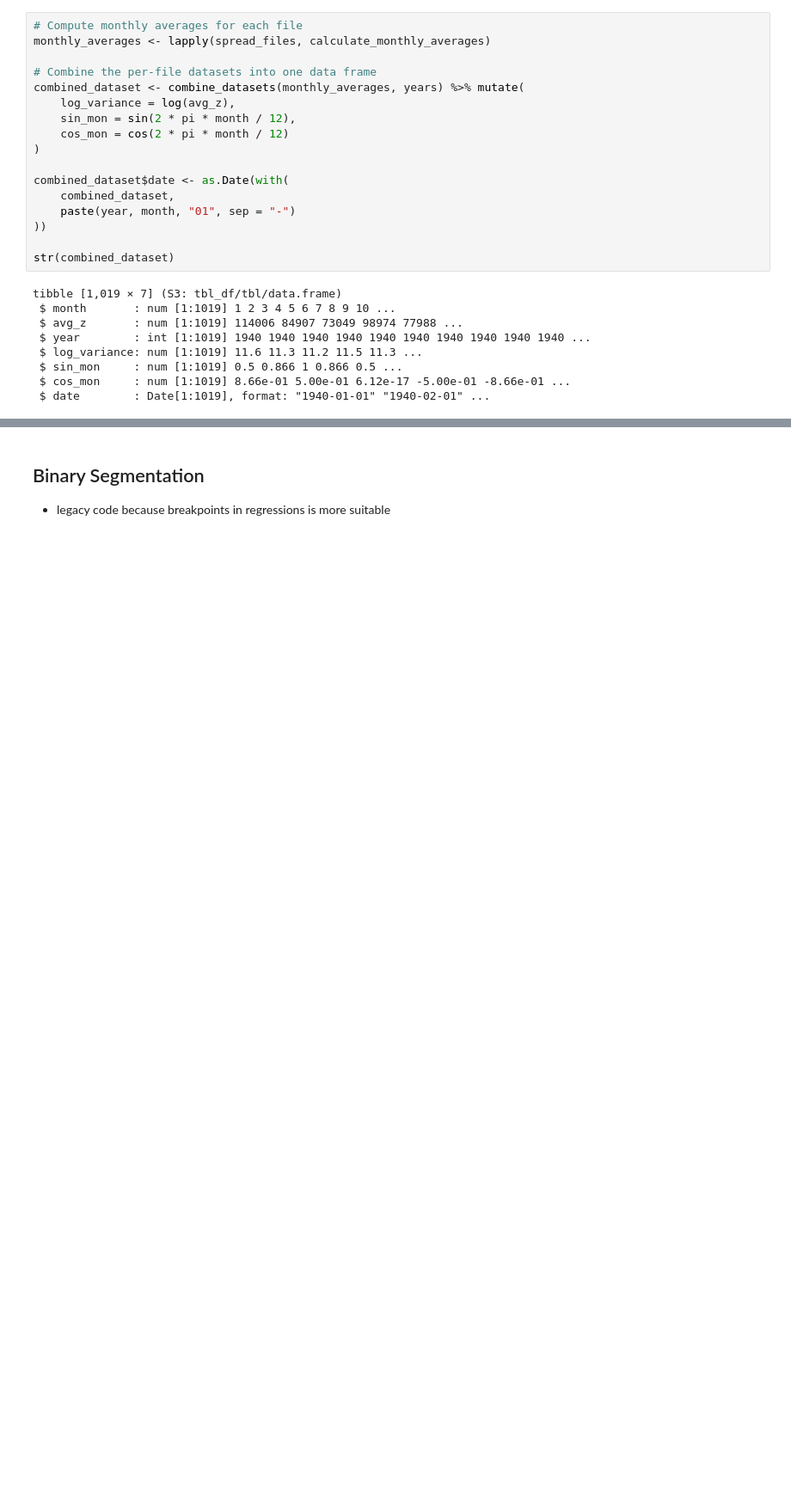
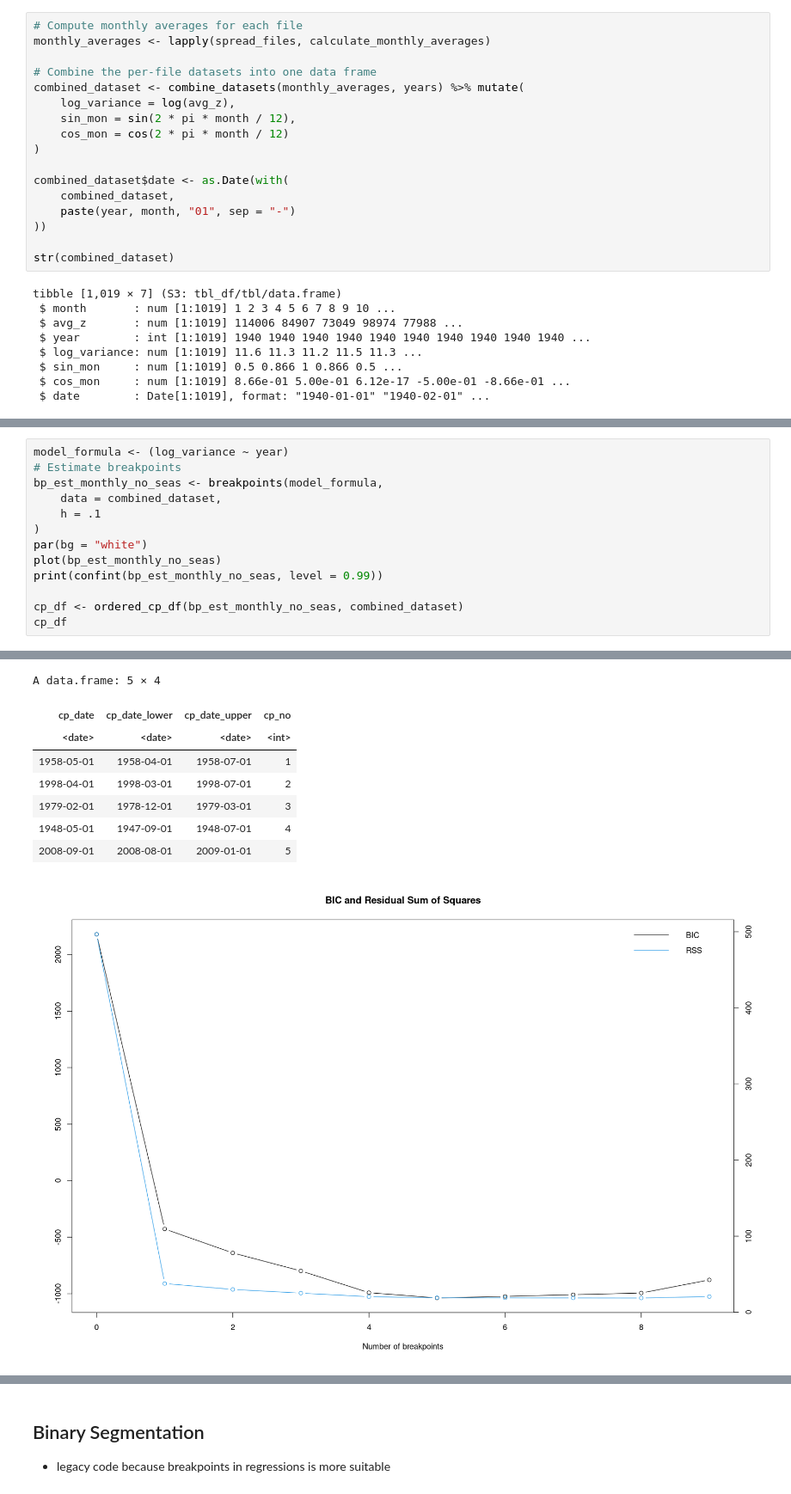
Before and after one commit to hschoeller/wp22a, a Jupyter notebook: notebooks/ChangePoints.ipynb, the cells around one changed output, grey strips where cells are left out. Shown at 86% size. Saved outputs shown, nothing was run; the diff lists cells and outputs as text; blank space fills up the shorter version.

```diff
--- a/notebooks/ChangePoints.ipynb
+++ b/notebooks/ChangePoints.ipynb
@@ -78,0 +96,14 @@ tibble [1,019 × 7] (S3: tbl_df/tbl/data.frame)
+# %%
+model_formula <- (log_variance ~ year)
+# Estimate breakpoints
+bp_est_monthly_no_seas <- breakpoints(model_formula,
+    data = combined_dataset,
+    h = .1
+)
+par(bg = "white")
+plot(bp_est_monthly_no_seas)
+print(confint(bp_est_monthly_no_seas, level = 0.99))
+
+cp_df <- ordered_cp_df(bp_est_monthly_no_seas, combined_dataset)
+cp_df
+# %% [output]
@@ -78,0 +127,9 @@ tibble [1,019 × 7] (S3: tbl_df/tbl/data.frame)
+A data.frame: 5 × 4
+| cp_date | cp_date_lower | cp_date_upper | cp_no |
+| <date> | <date> | <date> | <int> |
+| 1958-05-01 | 1958-04-01 | 1958-07-01 | 1 |
+| 1998-04-01 | 1998-03-01 | 1998-07-01 | 2 |
+| 1979-02-01 | 1978-12-01 | 1979-03-01 | 3 |
+| 1948-05-01 | 1947-09-01 | 1948-07-01 | 4 |
+| 2008-09-01 | 2008-08-01 | 2009-01-01 | 5 |
+[figure, added]
```
Also changed, not shown: parts of 16 cells of this notebook, 2 other files.
